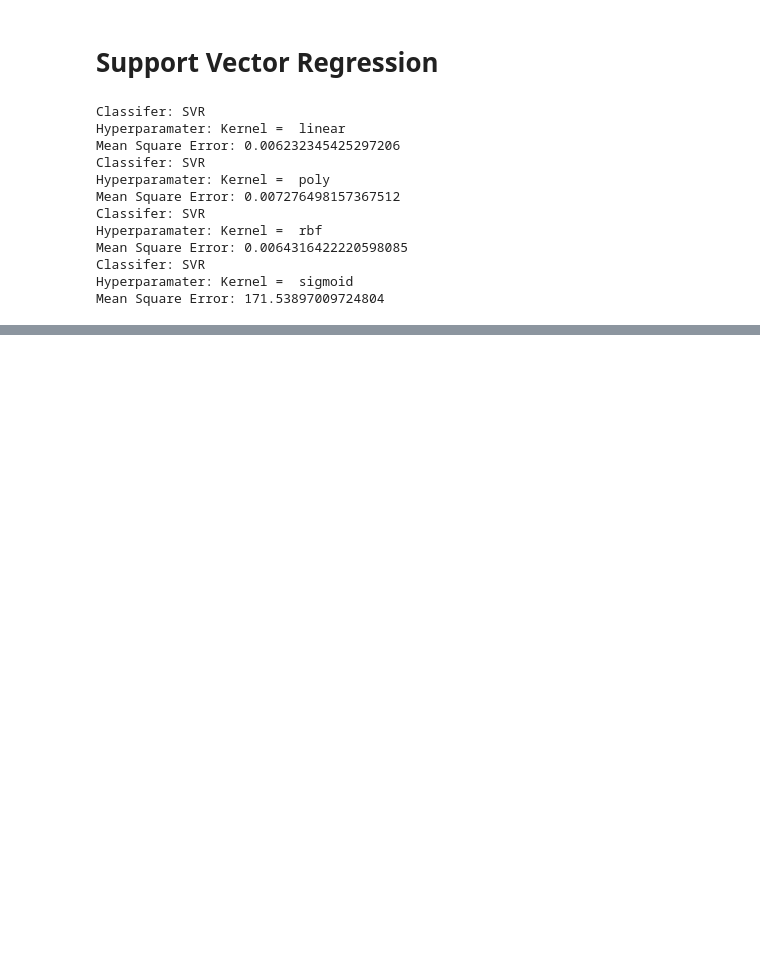
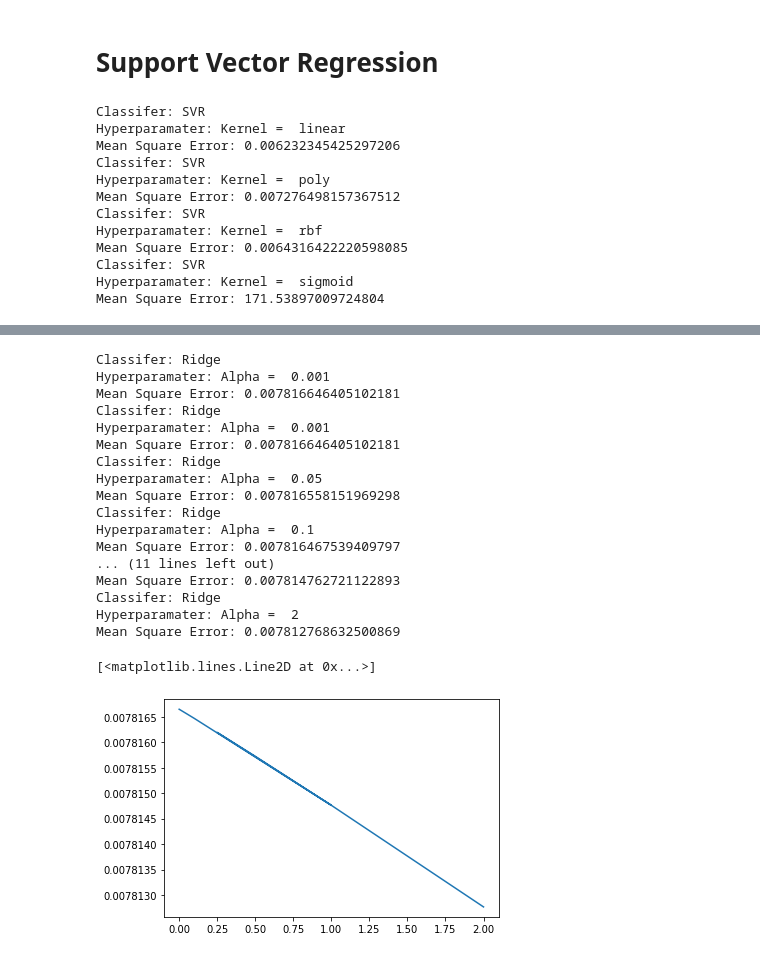
Before and after one commit to abhishekkumar0725/lazard, a Jupyter notebook: model_building.ipynb, the cells around one changed output, grey strips where cells are left out. Drawn from its saved outputs; the diff is of its cells as text; code cells hidden in the pictures; blank space fills up the shorter version.

```diff
--- a/model_building.ipynb
+++ b/model_building.ipynb
@@ -182,0 +255,32 @@ Mean Square Error: 171.53897009724804
+# %%
+f1_ridge_mses= []
+for c in c_values:
+    f1_ridge_pipe = make_pipeline(Ridge(alpha=c))
+    f1_ridge_pipe.fit(x_train, yf_train)
+    f1_ridge_prediction = f1_ridge_pipe.predict(x_test)
+    f1_ridge_mse = np.square(np.subtract(f1_ridge_prediction,yf_test)).mean()
+    f1_ridge_mses.append(f1_ridge_mse)
+    print('Classifer: Ridge')
+    print('Hyperparamater: Alpha = ', c)
+    print('Mean Square Error:', f1_ridge_mse)
+plt.plot(c_values, f1_ridge_mses)
+# %% [output]
+Classifer: Ridge
+Hyperparamater: Alpha =  0.001
+Mean Square Error: 0.007816646405102181
+Classifer: Ridge
+Hyperparamater: Alpha =  0.001
+Mean Square Error: 0.007816646405102181
+Classifer: Ridge
+Hyperparamater: Alpha =  0.05
+Mean Square Error: 0.007816558151969298
+Classifer: Ridge
+Hyperparamater: Alpha =  0.1
+Mean Square Error: 0.007816467539409797
+... (11 lines left out)
+Mean Square Error: 0.007814762721122893
+Classifer: Ridge
+Hyperparamater: Alpha =  2
+Mean Square Error: 0.007812768632500869
+[<matplotlib.lines.Line2D at 0x...>]
+[figure, added]
```
Also changed, not shown: parts of 14 cells of this notebook, 3 other files.
